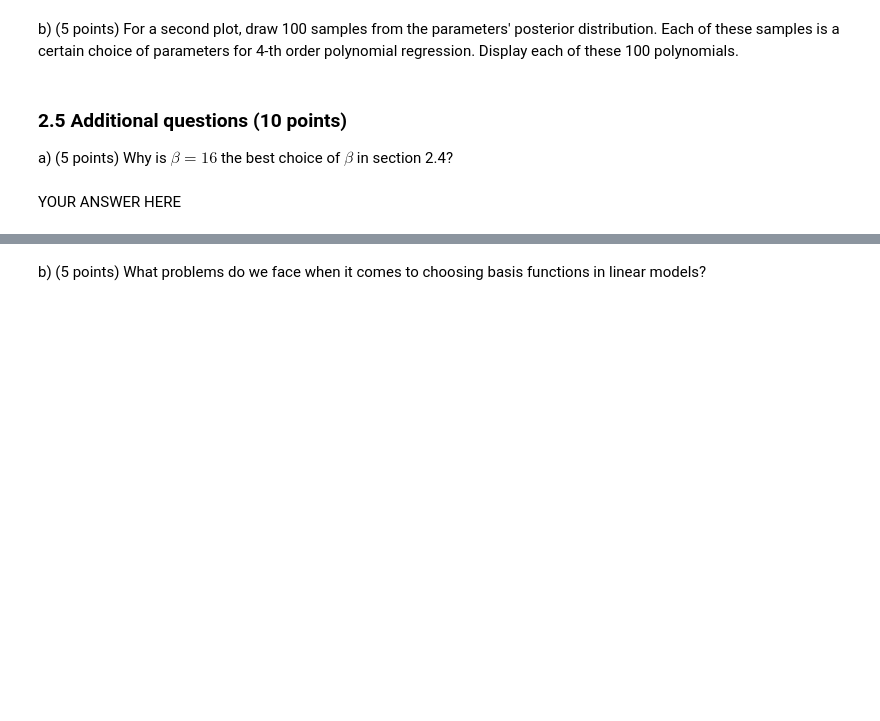
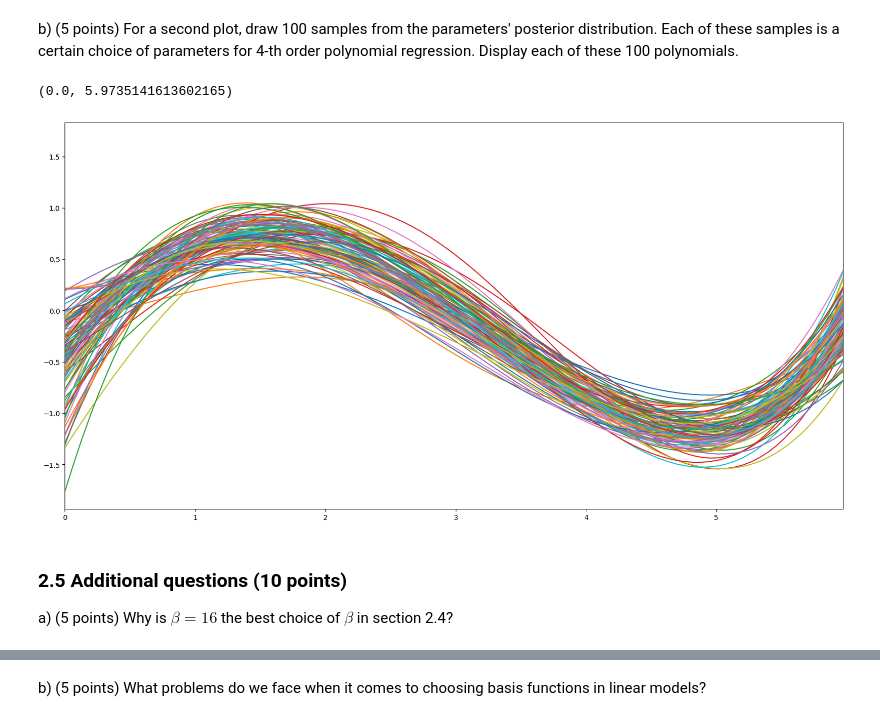
Before and after one commit to OlineRanum/Machine-Learning-1, a Jupyter notebook: Lab1/14244950_13239821_lab1.ipynb, the cells around one changed output, grey strips where cells are left out. Saved outputs shown, nothing was run; the diff lists cells and outputs as text; code cells hidden in the pictures; blank space fills up the shorter version.

```diff
--- a/Lab1/14244950_13239821_lab1.ipynb
+++ b/Lab1/14244950_13239821_lab1.ipynb
@@ -607,6 +599,18 @@ raise NotImplementedError()
+# %%
+M = 4
+x2 = np.linspace(0, 2*np.pi, 100)
+_Phi = designmatrix(x2, M)
+predicted_parameters = np.random.multivariate_normal(m, S, 100)
+
+predicted_polynomials = predicted_parameters@_Phi.T
+
+for idx, poly in enumerate(predicted_polynomials):
+    plt.plot(x2, poly)
+plt.xlim([0, Max_X])
+# %% [output]
+(0.0, 5.9735141613602165)
+[figure, added]
 # %% [markdown]
 ### 2.5 Additional questions (10 points)
 
 a) (5 points) Why is $\beta=16$ the best choice of $\beta$ in section 2.4?
-# %% [markdown]
-YOUR ANSWER HERE
```
Also changed, not shown: parts of 14 cells of this notebook.
